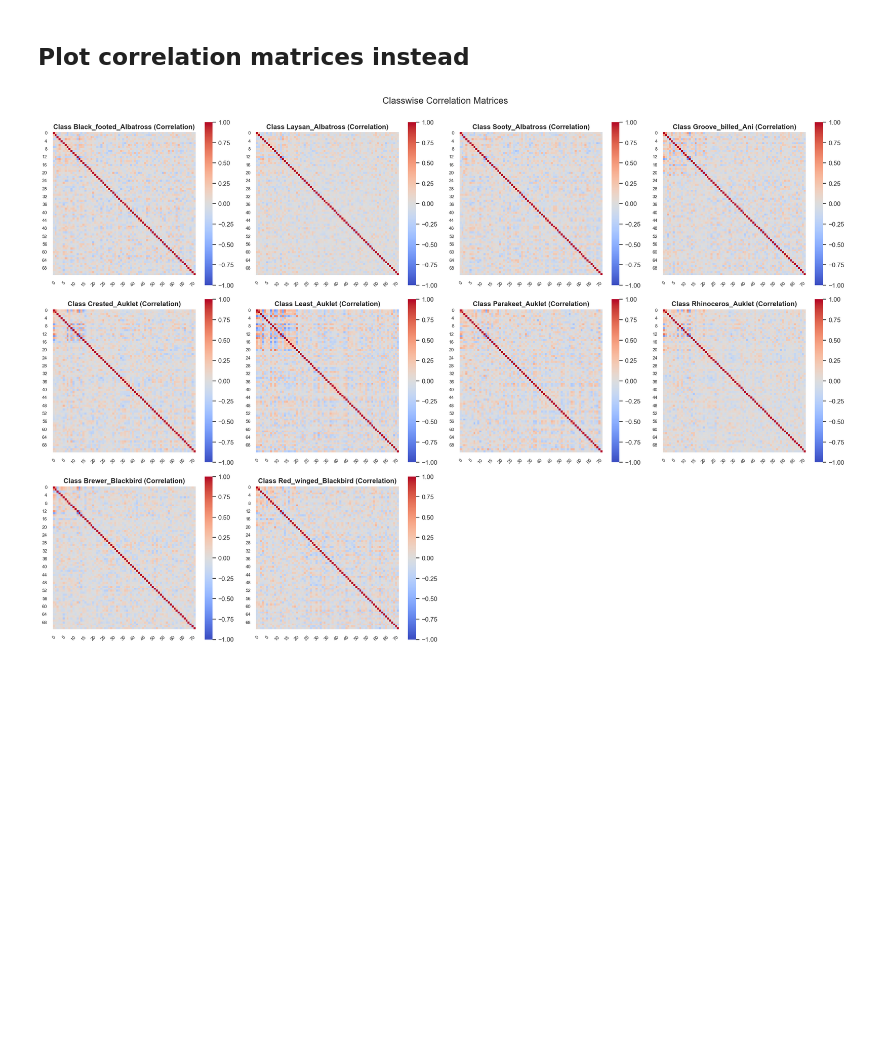
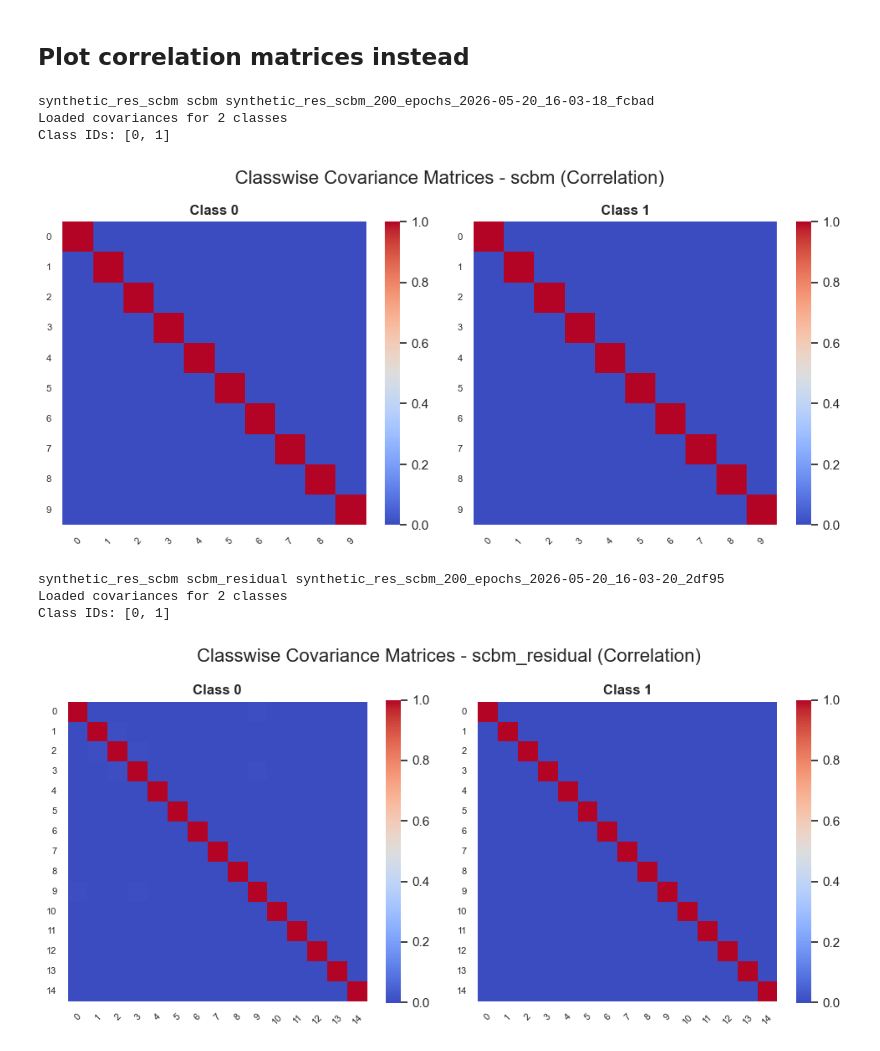
Before and after one commit to stephenmarcou/SCBM_implementation, a Jupyter notebook: plot_classwise_covariances.ipynb, the cells around one changed output. Drawn from its saved outputs; the diff is of its cells as text; code cells hidden in the pictures; blank space fills up the shorter version.

```diff
--- a/plot_classwise_covariances.ipynb
+++ b/plot_classwise_covariances.ipynb
@@ -42,13 +132,2 @@ tensor([[ 3.1028,  0.5961,  0.1628,  ...,  0.4073, -0.0185, -0.1558],
 # %% [markdown]
 ## Plot covariance matrices
-# %%
-classes = {}
-
-class_txt_path = os.path.join("datasets", "CUB", "CUB_200_2011", "CUB_200_2011", "classes.txt")
-
-with open(class_txt_path, "r") as f:
-    for idx, line in enumerate(f):
-        class_name = line.strip().split(".")[1]
-        classes[idx] = class_name
-
-print(classes)
@@ -112,59 +170,20 @@ plt.show()
 # %% [markdown]
 ## Plot correlation matrices instead
 # %%
-# Convert covariance to correlation
-def cov_to_corr(cov_matrix):
-    """Convert covariance matrix to correlation matrix."""
-    if hasattr(cov_matrix, "numpy"):
-        cov_matrix = cov_matrix.numpy()
-    std = np.sqrt(np.diag(np.diag(cov_matrix)))
-    corr = np.linalg.inv(std) @ cov_matrix @ np.linalg.inv(std)
-    return corr
+models = [("synthetic_res_scbm", "scbm", "synthetic_res_scbm_200_epochs_2026-05-20_16-03-18_fcbad"),
+          ("synthetic_res_scbm", "scbm_residual", "synthetic_res_scbm_200_epochs_2026-05-20_16-03-20_2df95")]
 
-n_classes = 10 #len(classwise_covariances)
-n_cols = min(4, n_classes)
-n_rows = int(np.ceil(n_classes / n_cols))
-
-fig, axes = plt.subplots(
-    n_rows,
-    n_cols,
-    figsize=(5 * n_cols, 4.5 * n_rows),
-    squeeze=False,
-)
-sns.set_theme(style="white")
-
-for axis in axes.flat:
-    axis.axis("off")
-
-ordered_items = sorted(classwise_covariances.items(), key=lambda item: item[0])
-for plot_idx, (class_id, cov_matrix) in enumerate(ordered_items):
-    if plot_idx >= n_classes:
-        break  # Only plot up to n_classes
-    axis = axes.flat[plot_idx]
-    axis.axis("on")
-
-    # Convert to correlation
-    corr_matrix = cov_to_corr(cov_matrix)
-
-    # Plot heatmap
-    sns.heatmap(
-        corr_matrix,
-        ax=axis,
-        cmap="coolwarm",
-        square=True,
-        vmin=-1,
-        vmax=1,
-        cbar=True,
-    )
-    axis.set_title(f"Class {classes[class_id]} (Correlation)", fontsize=12, fontweight="bold")
-    axis.tick_params(axis="x", rotation=45, labelsize=8)
-    axis.tick_params(axis="y", rotation=0, labelsize=8)
-
-for axis in axes.flat[n_classes:]:
-    axis.axis("off")
-
-fig.suptitle("Classwise Correlation Matrices", fontsize=16, y=1.00)
-plt.tight_layout()
-plt.show()
+for dataset, model, model_path in models:
+    print(dataset, model, model_path)
+    covariance_matrices = load_covariances(dataset, model, model_path)
+    correlation_matrices = {i: cov_to_corr(cov) for i, cov in covariance_matrices.items()}
+    plot(correlation_matrices, model_name=model + " (Correlation)")
 # %% [output]
+synthetic_res_scbm scbm synthetic_res_scbm_200_epochs_2026-05-20_16-03-18_fcbad
+Loaded covariances for 2 classes
+Class IDs: [0, 1]
-[figure, old version]
+[figure, new version]
+synthetic_res_scbm scbm_residual synthetic_res_scbm_200_epochs_2026-05-20_16-03-20_2df95
+Loaded covariances for 2 classes
+Class IDs: [0, 1]
+[figure, added]
```
Also changed, not shown: parts of 20 cells of this notebook, 9 other files.
